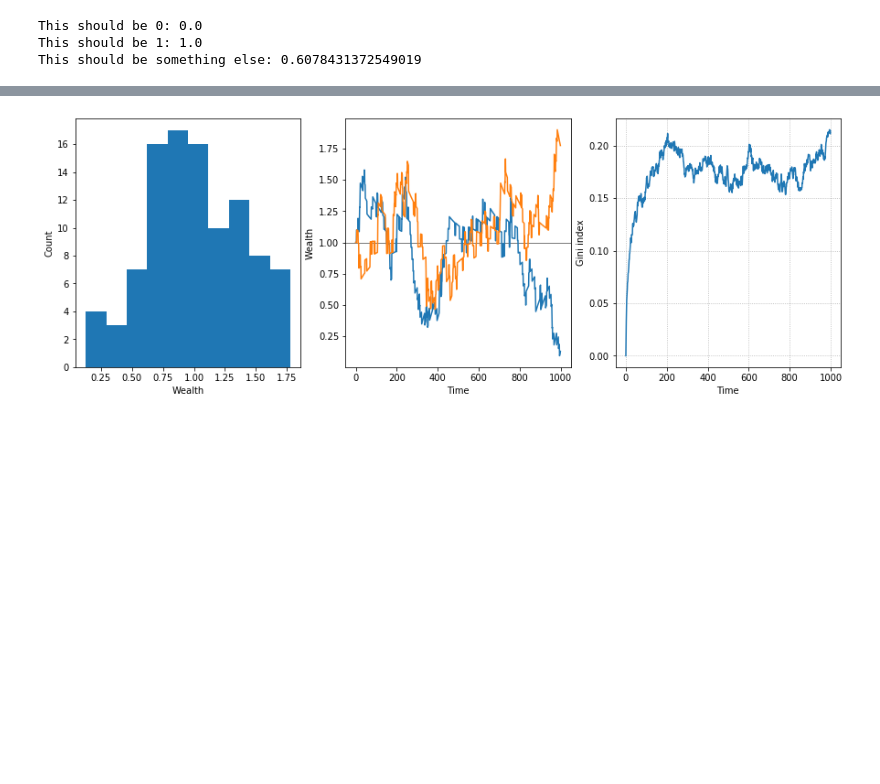
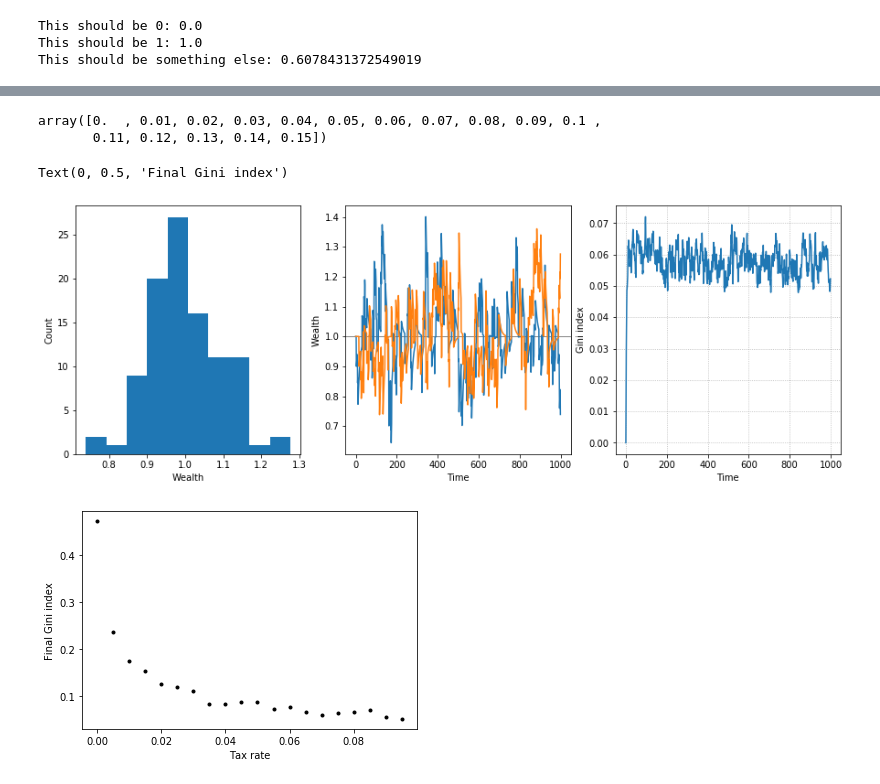
Before and after one commit to khakhalin/Teaching, a Jupyter notebook: Bio_Modeling/043_transfer_take_two.ipynb, the cells around one changed output, grey strips where cells are left out. Drawn from its saved outputs; the diff is of its cells as text; code cells hidden in the pictures; blank space fills up the shorter version.

```diff
--- a/Bio_Modeling/043_transfer_take_two.ipynb
+++ b/Bio_Modeling/043_transfer_take_two.ipynb
@@ -28,3 +60,8 @@ This should be something else: 0.6078431372549019
+# %%
+np.arange(0, 0.16, 0.01)
+# %% [output]
+array([0.  , 0.01, 0.02, 0.03, 0.04, 0.05, 0.06, 0.07, 0.08, 0.09, 0.1 ,
+       0.11, 0.12, 0.13, 0.14, 0.15])
 # %%
 # Remember everything, plot the history.
 
@@ -37,45 +74,59 @@ taxrate = 0.01
 
 wealth = np.ones(shape=(nsteps,npeople))
 gini_history = np.zeros(nsteps)
+taxrates = np.arange(start=0, stop=0.1, step=0.005)
+final_gini = np.zeros(shape=taxrates.shape)
 
-for t in range(1,nsteps):                             # We now start at t=1, to be able to refer to t-1 (prev step)
-    wealth[t,:] = wealth[t-1,:]*(1+interest)          # By default, wealth at t remains the same as it was at t-1
 
-    tax = np.sum(wealth[t,:])*taxrate     # Total tax collected
-    wealth[t,:] = wealth[t,:]*(1-taxrate) # Reduce by the amount collected
-    wealth[t,:] += tax/npeople
+for itax in range(len(taxrates)):
+    taxrate = taxrates[itax]
+    for t in range(1,nsteps):                             # We now start at t=1, to be able to refer to t-1 (prev step)
+        wealth[t,:] = wealth[t-1,:]*(1+interest)          # By default, wealth at t remains the same as it was at t-1
 
-    for i in range(trades_per_step):                  # Let's make more than 2 ppl trade at each time point.
-        p1 = np.random.randint(low=0, high=npeople)   # (It doesn't change the end solution, just makes plots prettier.
-        p2 = np.random.randint(low=0, high=npeople)   # It's equivalent to only remembering eath Kth step.)
-        if wealth[t,p1]>0:
-            wealth[t,p1] -= coin        # Still update in place
-            wealth[t,p2] += coin
-    gini_history[t] = gini(wealth[t,:]) # Calculate gini index for the current distribution of wealth
+        tax = np.sum(wealth[t,:])*taxrate     # Total tax collected
+        wealth[t,:] = wealth[t,:]*(1-taxrate) # Reduce by the amount collected
+        wealth[t,:] += tax/npeople
 
+        for i in range(trades_per_step):                  # Let's make more than 2 ppl trade at each time point.
+            p1 = np.random.randint(low=0, high=npeople)   # (It doesn't change the end solution, just makes plots prettier.
+            p2 = np.random.randint(low=0, high=npeople)   # It's equivalent to only remembering eath Kth step.)
+            if wealth[t,p1]>0:
+                wealth[t,p1] -= coin        # Still update in place
+                wealth[t,p2] += coin
+        gini_history[t] = gini(wealth[t,:]) # Calculate gini index for the current distribution of wealth
+
+    final_gini[itax] = gini_history[-1]
 
 
 # Figures
 plt.figure(figsize=(15,5))
 plt.subplot(1,3,1)
 plt.hist(wealth[-1,:],bins=10);
 plt.xlabel('Wealth');
 plt.ylabel('Count');
 
 plt.subplot(1,3,2);
 plt.axhline(1,color='gray',linewidth=1) # Horizontal line for original wealth
 poor_one = np.argmin(wealth[-1,:])
 rich_one = np.argmax(wealth[-1,:])
 plt.plot(wealth[:,poor_one]);
 plt.plot(wealth[:,rich_one]);
 # plt.hlines(1, 0, nsteps); # Nope, we don't like it
 plt.xlabel('Time');
 plt.ylabel('Wealth');
 
 plt.subplot(1,3,3)
 plt.plot(gini_history);
 plt.xlabel('Time');
 plt.ylabel('Gini index');
 plt.grid(linestyle=':');
+
+# ---------- Second figure
+plt.figure();
+plt.plot(taxrates, final_gini, 'k.');
+plt.xlabel('Tax rate');
+plt.ylabel('Final Gini index')
 # %% [output]
+Text(0, 0.5, 'Final Gini index')
-[figure, old version]
+[figure, new version]
+[figure, added]
```
Also changed, not shown: parts of 2 cells of this notebook.
